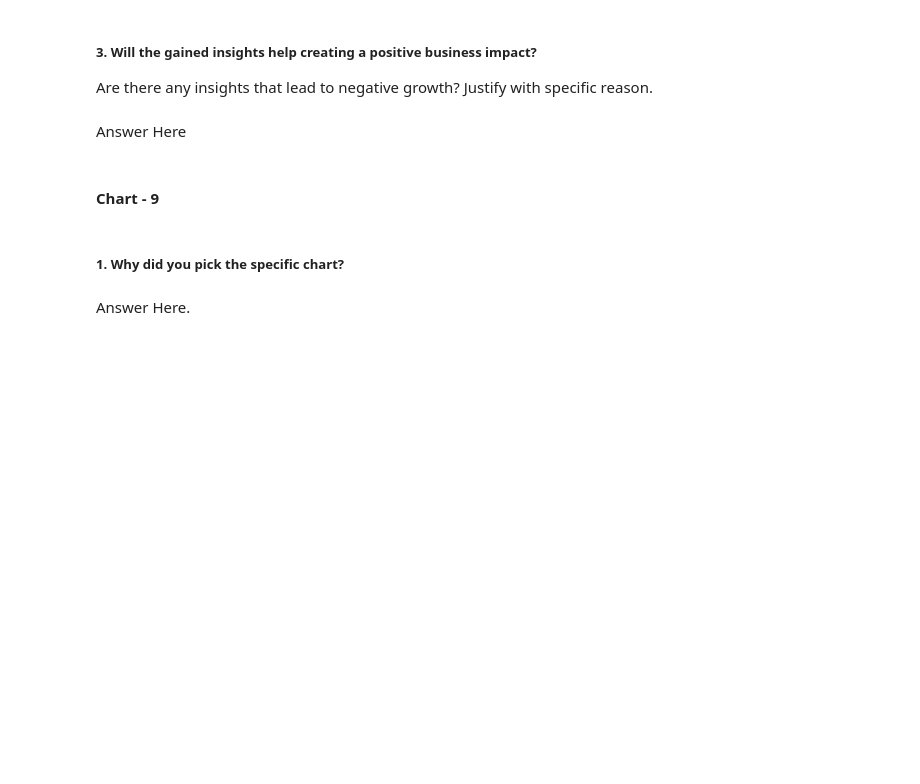
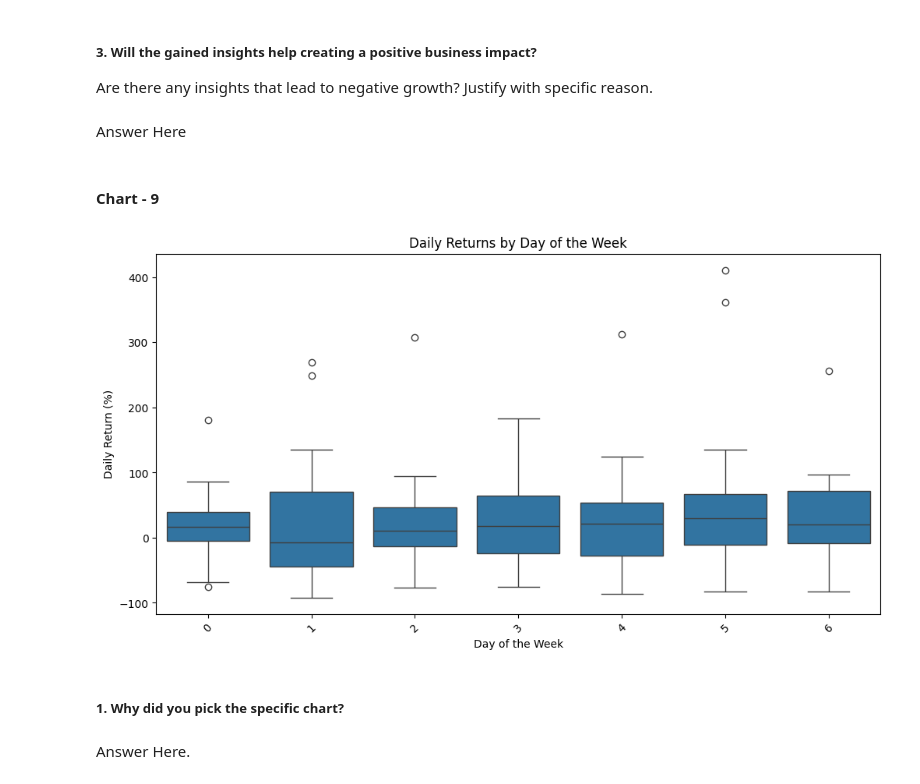
Before and after one commit to Laxmi884/Regression, a Jupyter notebook: Regression Project.ipynb, the cells around one changed output. Cells and saved outputs as stored; diff of their text form; code cells hidden in the pictures; blank space fills up the shorter version.

```diff
--- a/Regression Project.ipynb
+++ b/Regression Project.ipynb
@@ -552,3 +556,15 @@ Answer Here
+# %%
+# Chart - 9 visualization code
+# seeing the distribution of daily returns based on the day of the week
+plt.figure(figsize=(12, 6))
+sns.boxplot(x='Day_of_week', y='Daily_Return', data=df)
+plt.title('Daily Returns by Day of the Week')
+plt.xlabel('Day of the Week')
+plt.ylabel('Daily Return (%)')
+plt.xticks(rotation=45)
+plt.show()
+# %% [output]
+[figure, added]
 # %% [markdown]
 ##### 1. Why did you pick the specific chart?
 # %% [markdown]
```
Also changed, not shown: parts of 5 cells of this notebook.
